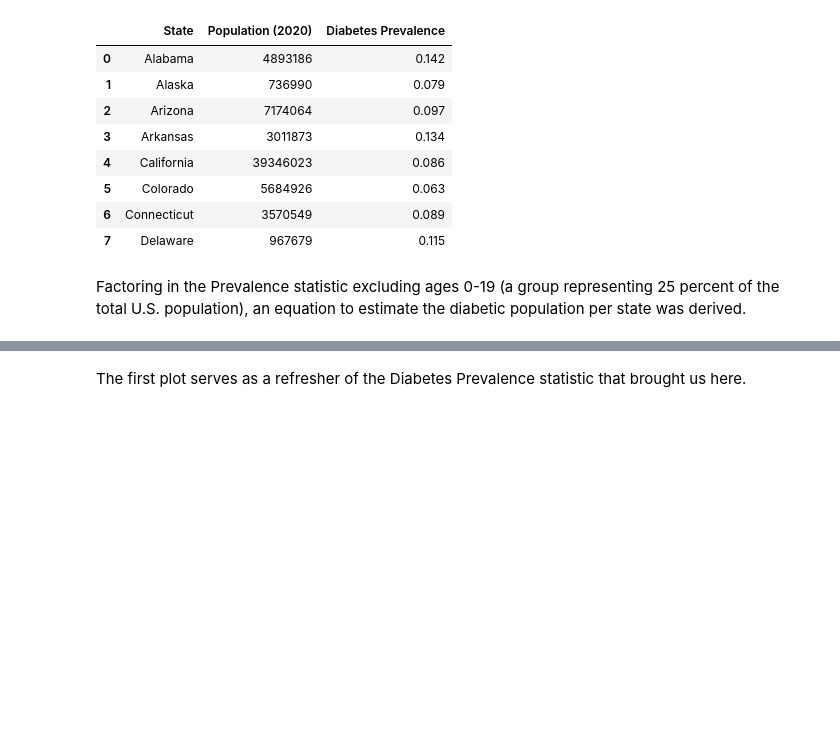
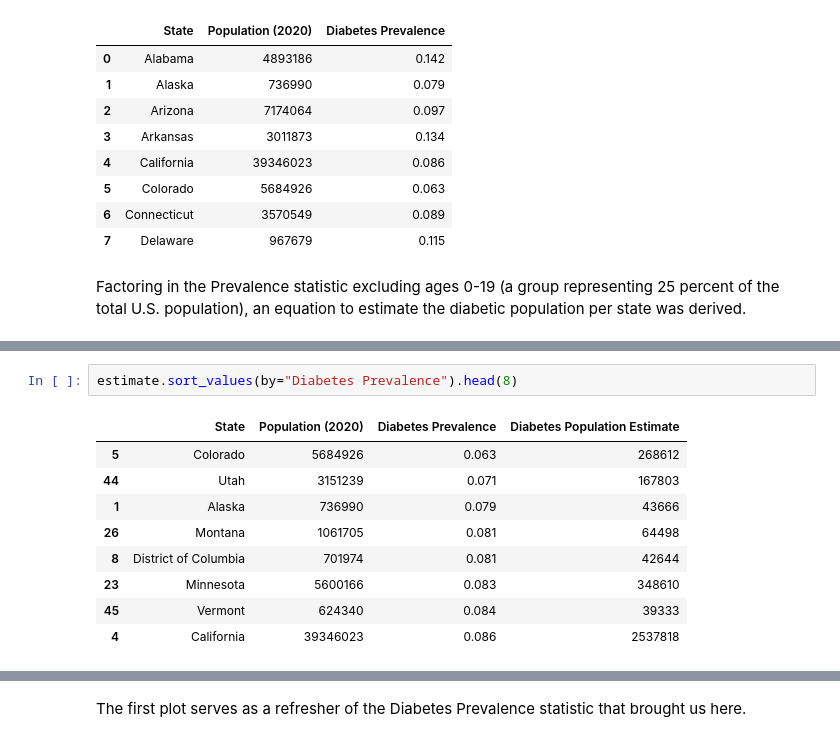
Before and after one commit to LilGotit/StateVarianceDiabetes, a Jupyter notebook: StateVarianceDiabetes.ipynb, the cells around one changed output, grey strips where cells are left out. Cells and saved outputs as stored; diff of their text form; blank space fills up the shorter version.

```diff
--- a/StateVarianceDiabetes.ipynb
+++ b/StateVarianceDiabetes.ipynb
@@ -168,4 +181,16 @@ estimate.sort_values(by="Diabetes Prevalence", ascending=False).head(10)
 | 17 | Kentucky | 4461952 | 0.126 | 421654 |
 | 36 | Oklahoma | 3949342 | 0.122 | 361364 |
 | 14 | Indiana | 6696893 | 0.119 | 597697 |
+# %%
+estimate.sort_values(by="Diabetes Prevalence").head(8)
+# %% [output]
+|  | State | Population (2020) | Diabetes Prevalence | Diabetes Population Estimate |
+| 5 | Colorado | 5684926 | 0.063 | 268612 |
+| 44 | Utah | 3151239 | 0.071 | 167803 |
+| 1 | Alaska | 736990 | 0.079 | 43666 |
+| 26 | Montana | 1061705 | 0.081 | 64498 |
+| 8 | District of Columbia | 701974 | 0.081 | 42644 |
+| 23 | Minnesota | 5600166 | 0.083 | 348610 |
+| 45 | Vermont | 624340 | 0.084 | 39333 |
+| 4 | California | 39346023 | 0.086 | 2537818 |
 # %%
```
Also changed, not shown: parts of 11 cells of this notebook.
